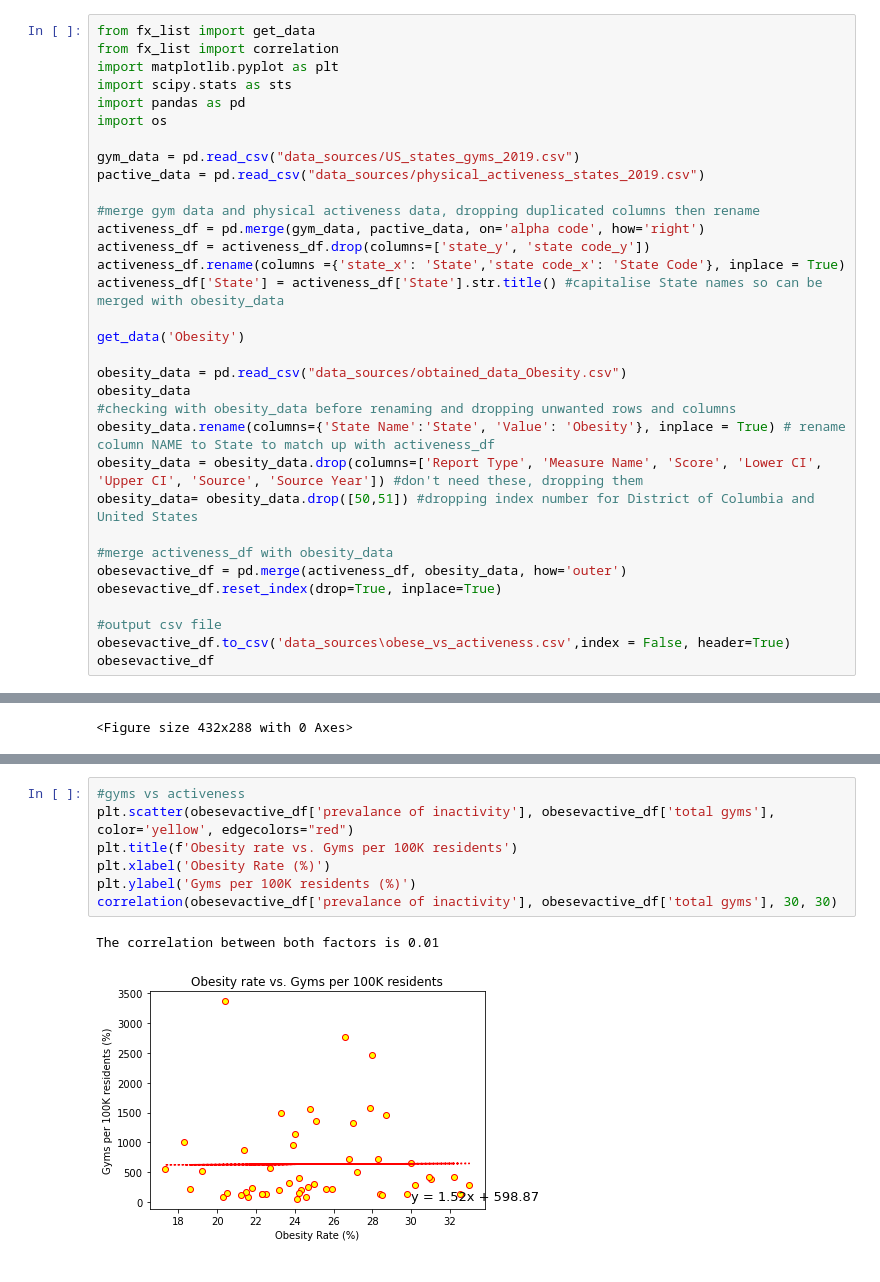
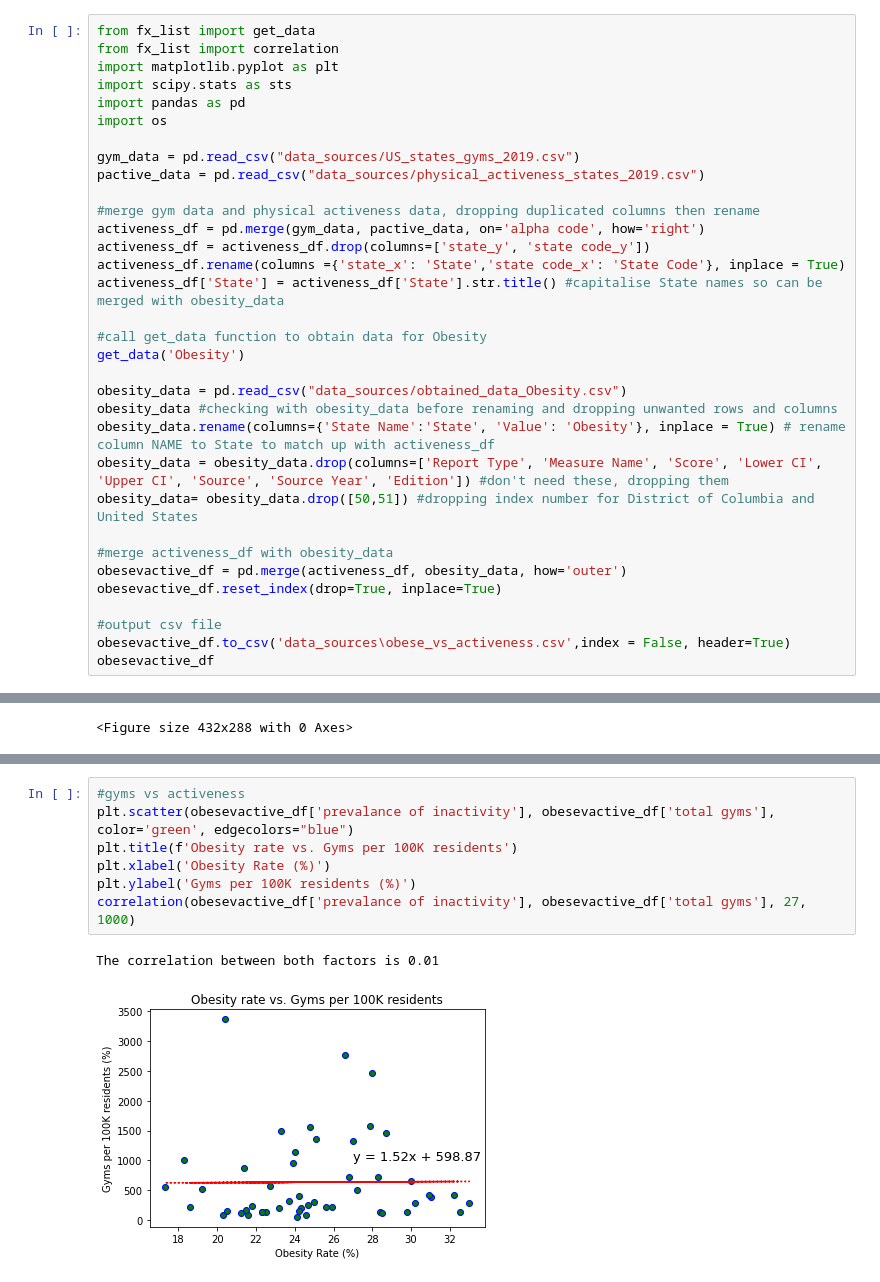
Before and after one commit to rajeshnair1984/Project_Obesity, a Jupyter notebook: ob_vs_pactive.ipynb, the cells around one changed output, grey strips where cells are left out. Drawn from its saved outputs; the diff is of its cells as text.

```diff
--- a/ob_vs_pactive.ipynb
+++ b/ob_vs_pactive.ipynb
@@ -15,13 +15,13 @@ activeness_df = activeness_df.drop(columns=['state_y', 'state code_y'])
 activeness_df.rename(columns ={'state_x': 'State','state code_x': 'State Code'}, inplace = True)
 activeness_df['State'] = activeness_df['State'].str.title() #capitalise State names so can be merged with obesity_data
 
+#call get_data function to obtain data for Obesity
 get_data('Obesity')
 
 obesity_data = pd.read_csv("data_sources/obtained_data_Obesity.csv")
-obesity_data
-#checking with obesity_data before renaming and dropping unwanted rows and columns
+obesity_data #checking with obesity_data before renaming and dropping unwanted rows and columns
 obesity_data.rename(columns={'State Name':'State', 'Value': 'Obesity'}, inplace = True) # rename column NAME to State to match up with activeness_df
-obesity_data = obesity_data.drop(columns=['Report Type', 'Measure Name', 'Score', 'Lower CI', 'Upper CI', 'Source', 'Source Year']) #don't need these, dropping them
+obesity_data = obesity_data.drop(columns=['Report Type', 'Measure Name', 'Score', 'Lower CI', 'Upper CI', 'Source', 'Source Year', 'Edition']) #don't need these, dropping them
 obesity_data= obesity_data.drop([50,51]) #dropping index number for District of Columbia and United States
 
 #merge activeness_df with obesity_data
@@ -98,10 +98,10 @@ As one of the causes of Obesity defined by the CDC is due to physical inactivity
 # %%
 #gyms vs activeness
-plt.scatter(obesevactive_df['prevalance of inactivity'], obesevactive_df['total gyms'], color='yellow', edgecolors="red")
+plt.scatter(obesevactive_df['prevalance of inactivity'], obesevactive_df['total gyms'], color='green', edgecolors="blue")
 plt.title(f'Obesity rate vs. Gyms per 100K residents')
 plt.xlabel('Obesity Rate (%)')
 plt.ylabel('Gyms per 100K residents (%)')
-correlation(obesevactive_df['prevalance of inactivity'], obesevactive_df['total gyms'], 30, 30)
+correlation(obesevactive_df['prevalance of inactivity'], obesevactive_df['total gyms'], 27, 1000)
 # %% [output]
 The correlation between both factors is 0.01
-[figure, old version]
+[figure, new version]
```
Also changed, not shown: parts of 1 cell of this notebook, 1 other file.
